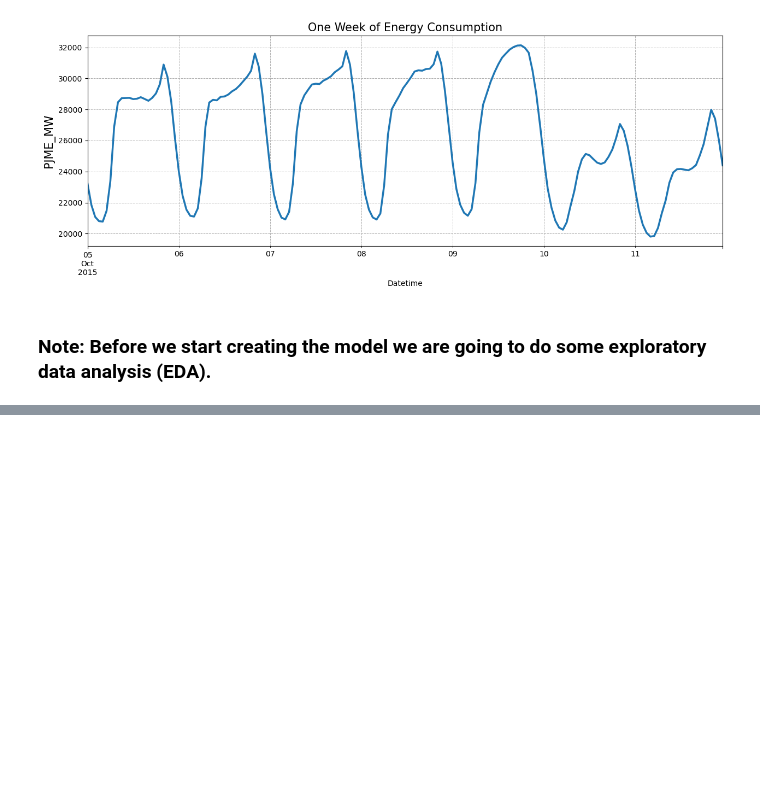
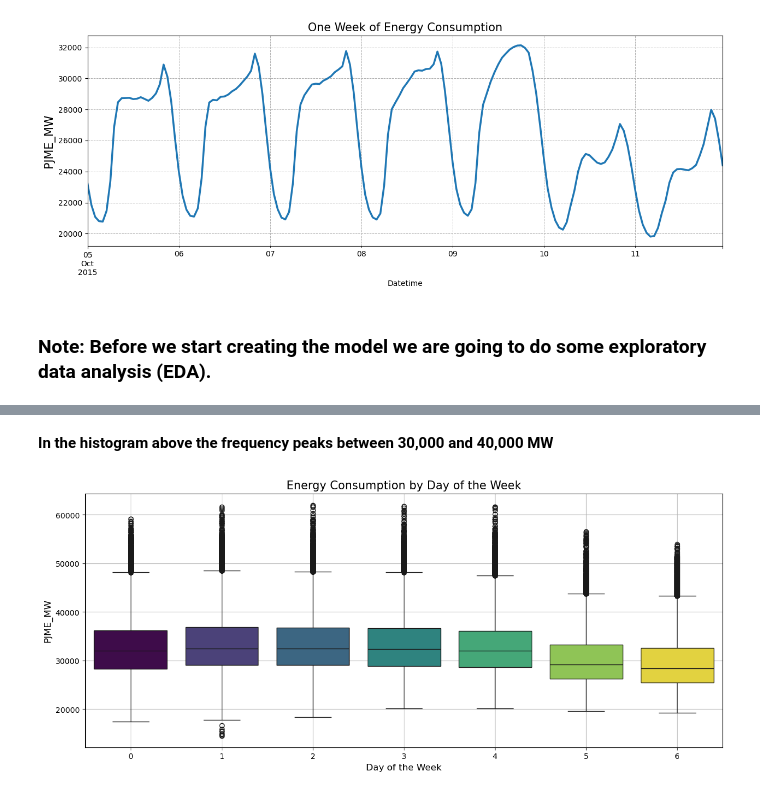
Before and after one commit to YarosInter/Time-Series-XGBoost-Energy-Consumption, a Jupyter notebook: XGBoost_Energy_Consumption_Forecast.ipynb, the cells around one changed output, grey strips where cells are left out. Drawn from its saved outputs; the diff is of its cells as text; code cells hidden in the pictures; blank space fills up the shorter version.

```diff
--- a/XGBoost_Energy_Consumption_Forecast.ipynb
+++ b/XGBoost_Energy_Consumption_Forecast.ipynb
@@ -234,0 +259,12 @@ plt.show()
+# %% [markdown]
+**In the histogram above the frequency peaks between 30,000 and 40,000 MW**
+# %%
+fig, ax = plt.subplots(figsize=(15, 6))
+sns.boxplot(data=df, x=df.index.dayofweek, y=df["PJME_MW"], hue=df.index.dayofweek, palette="viridis", ax=ax, dodge=False, legend=False)
+ax.set_title("Energy Consumption by Day of the Week", fontsize=15)
+ax.set_xlabel("Day of the Week", fontsize=12)
+ax.set_ylabel("PJME_MW", fontsize=12)
+plt.grid(True)
+plt.show()
+# %% [output]
+[figure, added]
```
Also changed, not shown: parts of 11 cells of this notebook.
